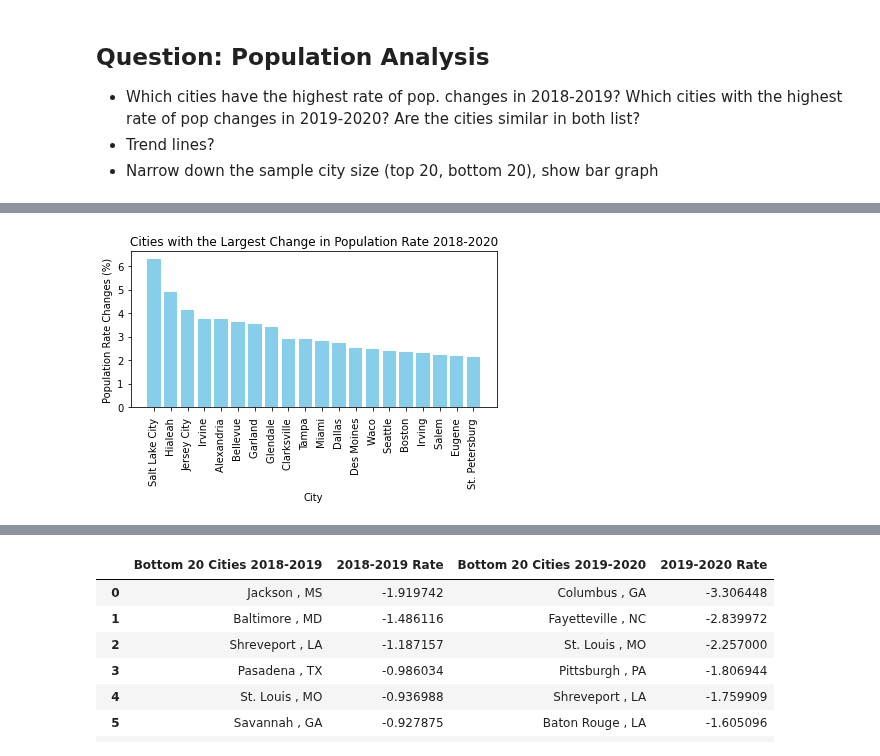
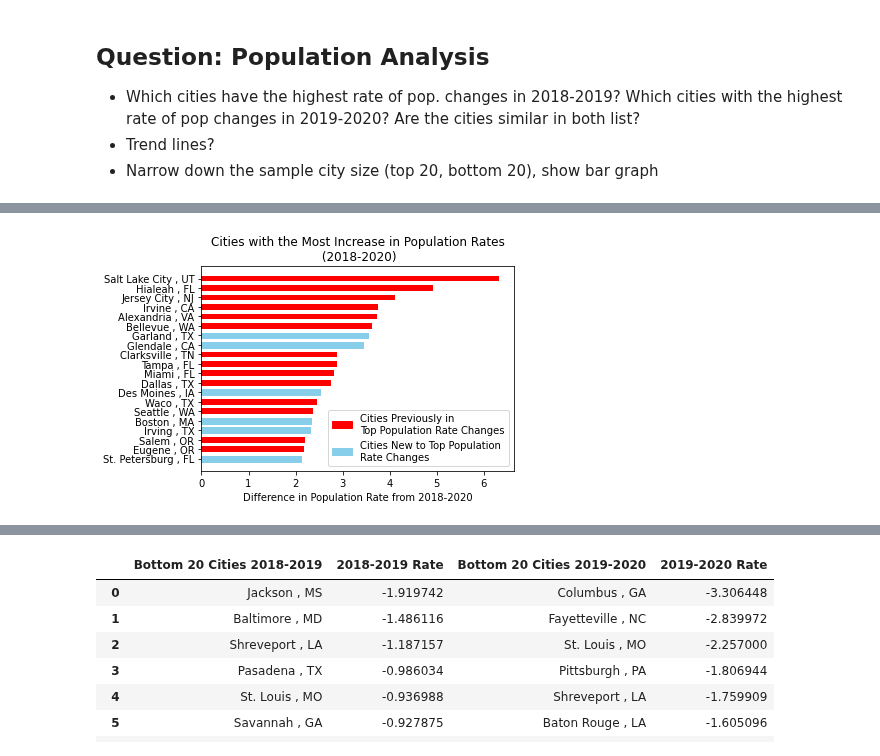
Before and after one commit to stellakk75/HousingMarketCOVID-19Project, a Jupyter notebook: PopRelated/Q1_populationanalysis.ipynb, the cells around one changed output, grey strips where cells are left out. Cells and saved outputs as stored; diff of their text form; code cells hidden in the pictures.

```diff
--- a/PopRelated/Q1_populationanalysis.ipynb
+++ b/PopRelated/Q1_populationanalysis.ipynb
@@ -152,17 +127,29 @@ plt.show()
 # %%
+max_rate_change = max_rate_change.sort_values(['Diff in Pop Rate 2018-2020'])
+
+barWidth=0.6
 pop1 = max_rate_change["Diff in Pop Rate 2018-2020"]
-x_axis = np.arange(max_rate_change["City"].nunique())
-plt.bar(x_axis, pop1, color="skyblue")
+x_axis = np.arange(max_rate_change["City, State"].nunique())
+diff = plt.barh(x_axis, pop1, color="red",height=barWidth)
+diff[7].set_color('skyblue')
+diff[0].set_color('skyblue')
+diff[3].set_color('skyblue')
+diff[4].set_color('skyblue')
+diff[13].set_color('skyblue')
+diff[12].set_color('skyblue')
+
 tick_locations = [value for value in x_axis]
-plt.xticks(tick_locations, list(max_rate_change["City"]), rotation='vertical')
-plt.title("Cities with the Largest Change in Population Rate 2018-2020")
-plt.xlabel("City")
-plt.ylabel("Population Rate Changes (%)")
+plt.yticks(tick_locations, list(max_rate_change["City, State"]), rotation='horizontal')
+plt.title("Cities with the Most Increase in Population Rates\n (2018-2020)")
+plt.xlabel("Difference in Population Rate from 2018-2020")
+
+red_patch = mpatches.Patch(color='red', label='Cities Previously in \nTop Population Rate Changes')
+skyblue_patch = mpatches.Patch(color='skyblue', label='Cities New to Top Population \nRate Changes')
+plt.legend(handles=[red_patch,skyblue_patch], loc =4)
+
 plt.tight_layout()
-plt.savefig('../Output/Cities with Highest Demand Seen in Population Growth Rate 2018-2020.png')
+plt.savefig('../Output/Q1Highest Demand Cities 2018-2020.png')
 plt.show()
-
-#Are people moving into these cities?
 # %% [output]
-[figure, old version]
+[figure, new version]
 # %%
```
Also changed, not shown: parts of 16 cells of this notebook, 36 other files.
